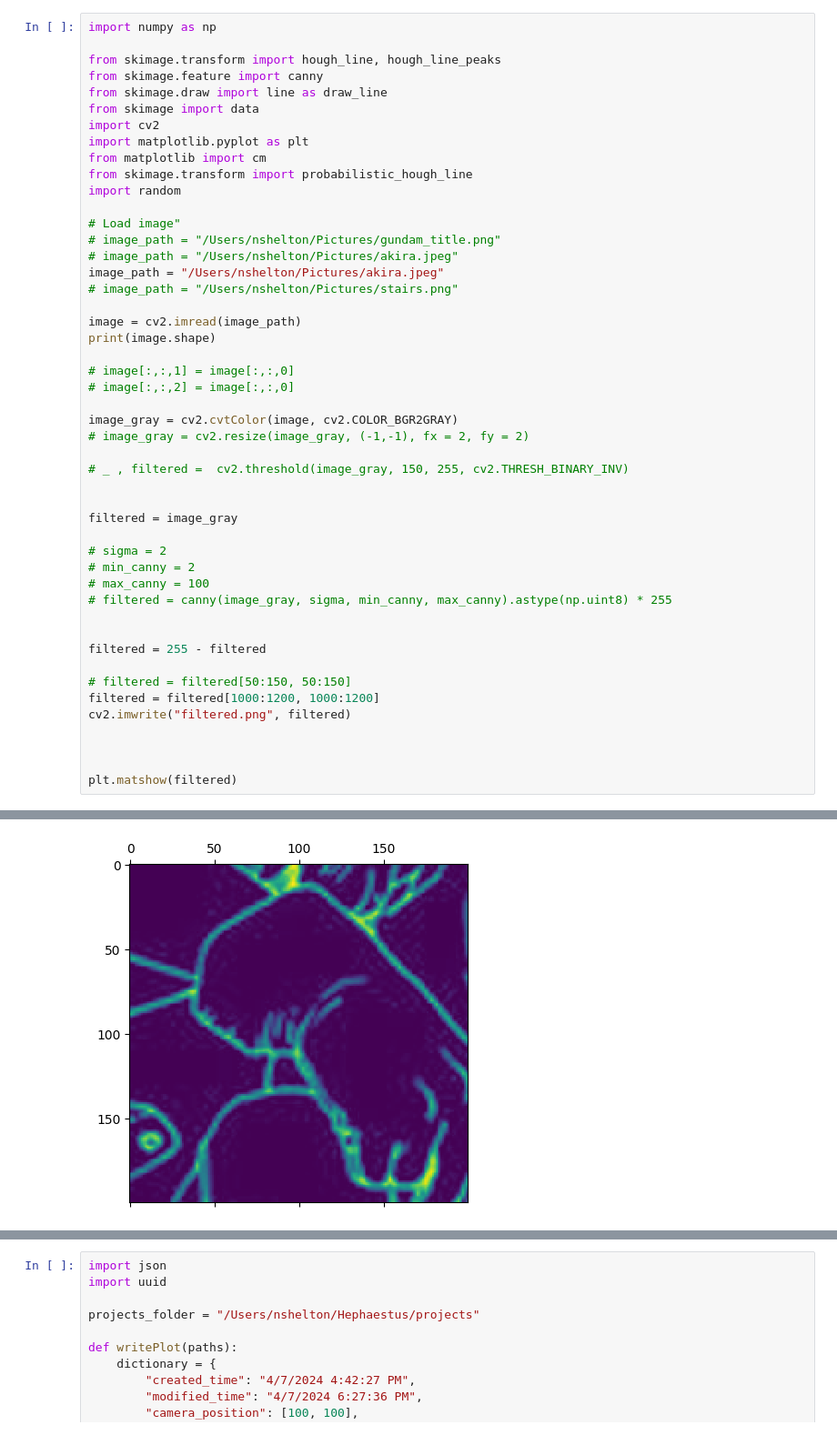
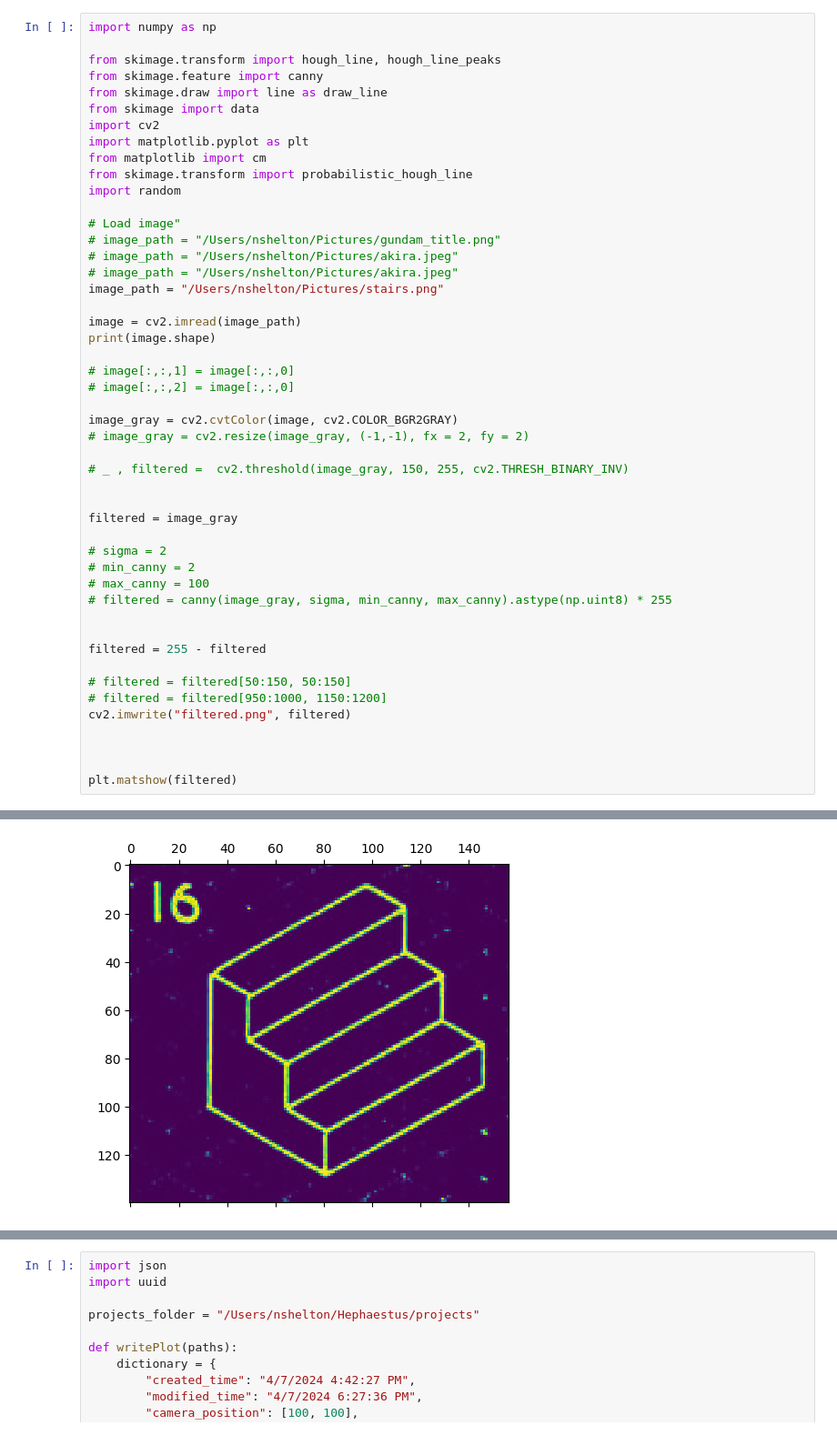
Before and after one commit to nshelton/drawing_generator, a Jupyter notebook: flowfield.ipynb, the cells around one changed output, grey strips where cells are left out. Shown at 91% size. Drawn from its saved outputs; the diff is of its cells as text.

```diff
--- a/flowfield.ipynb
+++ b/flowfield.ipynb
@@ -14,8 +14,8 @@ import random
 # Load image"
 # image_path = "/Users/nshelton/Pictures/gundam_title.png"
 # image_path = "/Users/nshelton/Pictures/akira.jpeg"
-image_path = "/Users/nshelton/Pictures/akira.jpeg"
-# image_path = "/Users/nshelton/Pictures/stairs.png"
+# image_path = "/Users/nshelton/Pictures/akira.jpeg"
+image_path = "/Users/nshelton/Pictures/stairs.png"
 
 image = cv2.imread(image_path)
 print(image.shape)
@@ -40,7 +40,7 @@ filtered = image_gray
 filtered = 255 - filtered
 
 # filtered = filtered[50:150, 50:150]
-filtered = filtered[1000:1200, 1000:1200]
+# filtered = filtered[950:1000, 1150:1200]
 cv2.imwrite("filtered.png", filtered)
 
 
@@ -51,2 +51,2 @@ plt.matshow(filtered)
 <matplotlib.image.AxesImage at 0x...>
-[figure, old version]
+[figure, new version]
```
Also changed, not shown: parts of 16 cells of this notebook, 6 other files.
